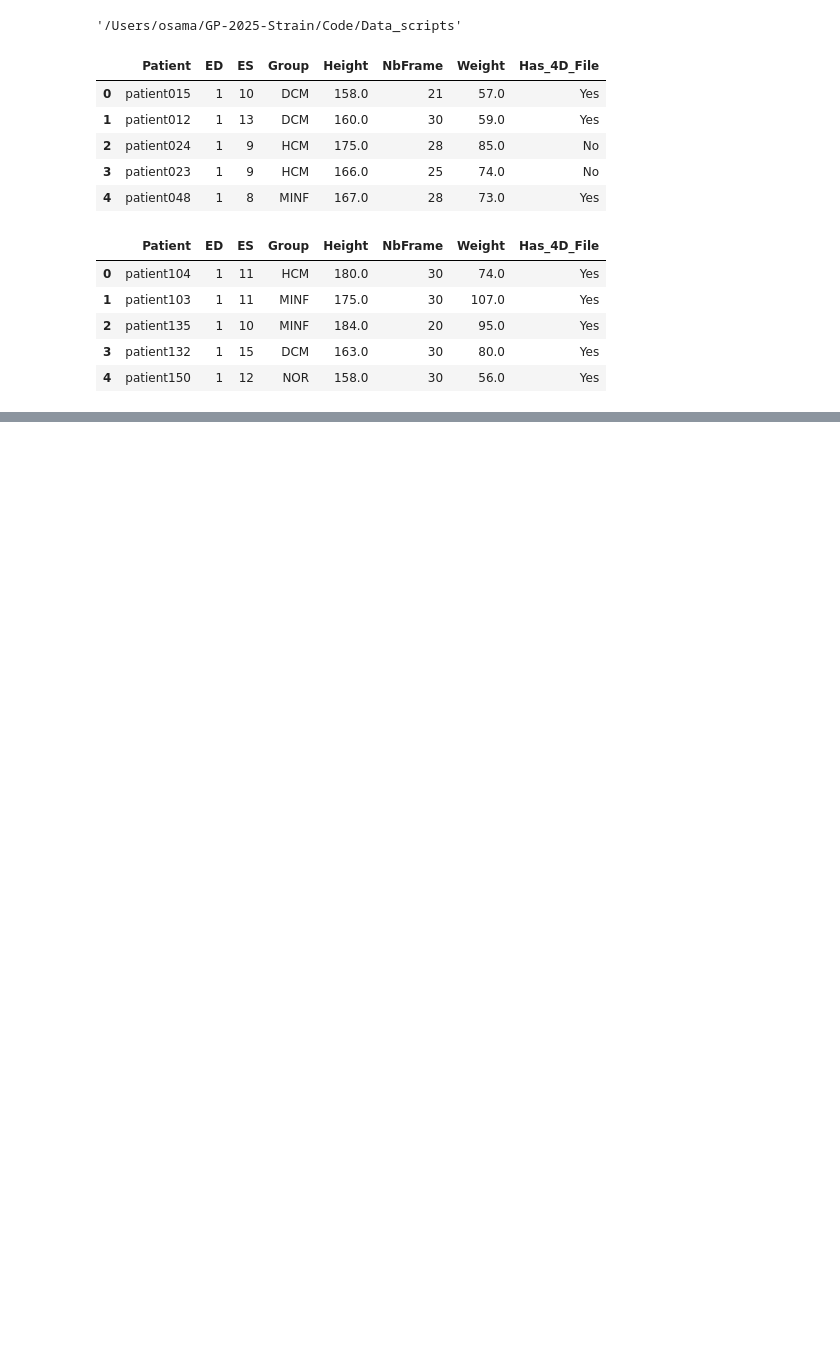
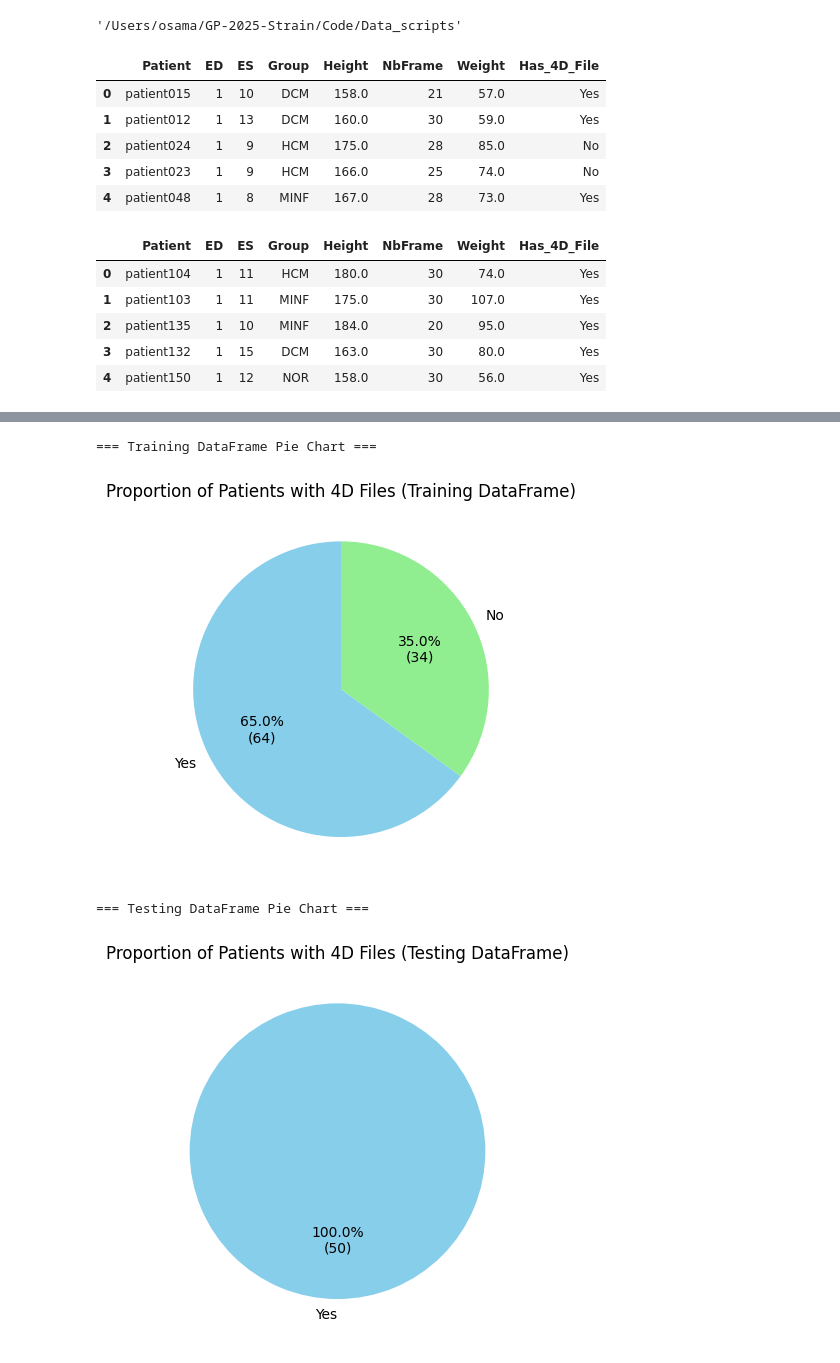
Before and after one commit to ahmedalii3/Cardiac-Strain-Mapping, a Jupyter notebook: Code/Data_scripts/Data_Analysis.ipynb, the cells around one changed output, grey strips where cells are left out. Saved outputs shown, nothing was run; the diff lists cells and outputs as text; code cells hidden in the pictures; blank space fills up the shorter version.

```diff
--- a/Code/Data_scripts/Data_Analysis.ipynb
+++ b/Code/Data_scripts/Data_Analysis.ipynb
@@ -99,3 +101,13 @@ df_testing_patients.head()
 | 2 | patient135 | 1 | 10 | MINF | 184.0 | 20 | 95.0 | Yes |
 | 3 | patient132 | 1 | 15 | DCM | 163.0 | 30 | 80.0 | Yes |
 | 4 | patient150 | 1 | 12 | NOR | 158.0 | 30 | 56.0 | Yes |
+# %%
+# List of DataFrames
+dataframes = {'Training': df_training_patients, 'Testing': df_testing_patients}
+
+# Descriptive statistics and group counts for each DataFrame
+for name, df in dataframes.items():
+    print(f"=== {name} DataFrame Descriptive Statistics ===")
+    print(df.describe())
+    print(f"\n=== {name} DataFrame Group Counts ===")
+    print(df['Group'].value_counts(), "\n")
@@ -101,0 +132,25 @@ df_testing_patients.head()
+# %%
+for name, df in dataframes.items():
+    print(f"=== {name} DataFrame Pie Chart ===")
+
+    # Get the counts for 'Has_4D_File'
+    has_4d_counts = df['Has_4D_File'].value_counts()
+    def format_func(pct, allvalues):
+        absolute = int(pct / 100. * sum(allvalues))
+        return f"{pct:.1f}%\n({absolute})"
+
+    # Plot
+    has_4d_counts.plot.pie(
+        autopct=lambda pct: format_func(pct, has_4d_counts),
+        startangle=90,
+        colors=['skyblue', 'lightgreen']
+    )
+
+    plt.title(f'Proportion of Patients with 4D Files ({name} DataFrame)')
+    plt.ylabel('')
+    plt.show()
+# %% [output]
+=== Training DataFrame Pie Chart ===
+[figure, added]
+=== Testing DataFrame Pie Chart ===
+[figure, added]
```
Also changed, not shown: parts of 8 cells of this notebook.
